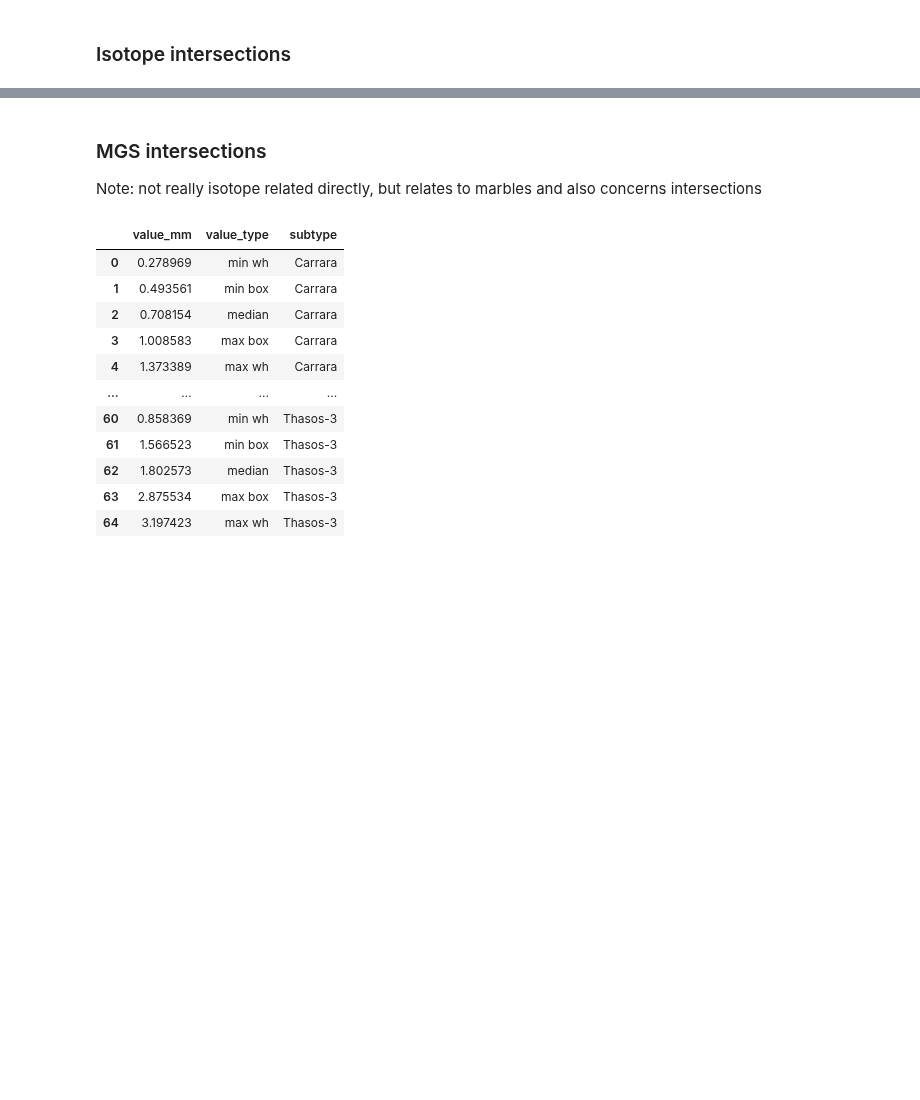
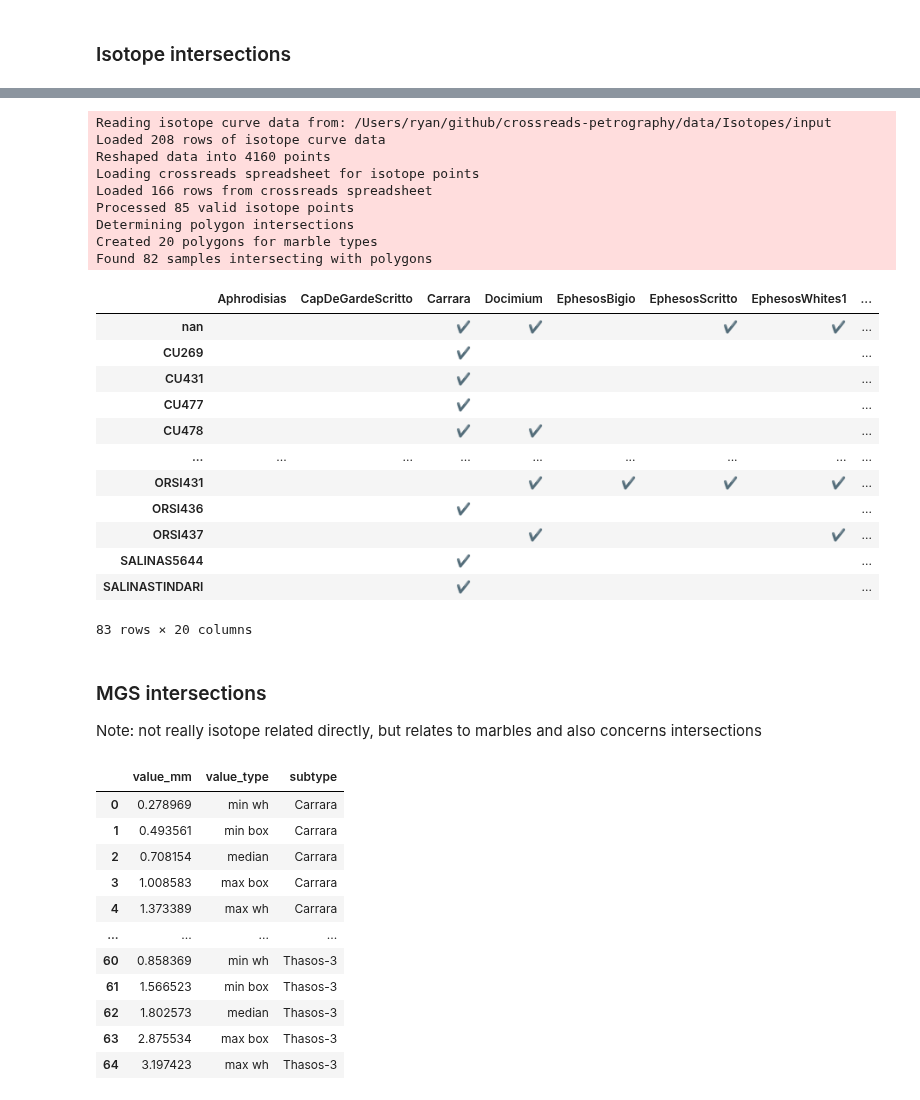
Before and after one commit to kingsdigitallab/crossreads-petrography, a Jupyter notebook: notebooks/Isotopes.ipynb, the cells around one changed output, grey strips where cells are left out. Saved outputs shown, nothing was run; the diff lists cells and outputs as text; code cells hidden in the pictures; blank space fills up the shorter version.

```diff
--- a/notebooks/Isotopes.ipynb
+++ b/notebooks/Isotopes.ipynb
@@ -68,3 +79,28 @@ isotoper.df_intersections
+# %%
+determine_polygon_intersections(isotoper.df_curves, isotoper.df_points)
+# %% [output]
+Reading isotope curve data from: /Users/ryan/github/crossreads-petrography/data/Isotopes/input
+Loaded 208 rows of isotope curve data
+Reshaped data into 4160 points
+Loading crossreads spreadsheet for isotope points
+Loaded 166 rows from crossreads spreadsheet
+Processed 85 valid isotope points
+Determining polygon intersections
+Created 20 polygons for marble types
+Found 82 samples intersecting with polygons
+|  | Aphrodisias | CapDeGardeScritto | Carrara | Docimium | EphesosBigio | EphesosScritto | EphesosWhites1 | ... |
+| nan |  |  | ✔️ | ✔️ |  | ✔️ | ✔️ | ... |
+| CU269 |  |  | ✔️ |  |  |  |  | ... |
+| CU431 |  |  | ✔️ |  |  |  |  | ... |
+| CU477 |  |  | ✔️ |  |  |  |  | ... |
+| CU478 |  |  | ✔️ | ✔️ |  |  |  | ... |
+| ... | ... | ... | ... | ... | ... | ... | ... | ... |
+| ORSI431 |  |  |  | ✔️ | ✔️ | ✔️ | ✔️ | ... |
+| ORSI436 |  |  | ✔️ |  |  |  |  | ... |
+| ORSI437 |  |  |  | ✔️ |  |  | ✔️ | ... |
+| SALINAS5644 |  |  | ✔️ |  |  |  |  | ... |
+| SALINASTINDARI |  |  | ✔️ |  |  |  |  | ... |
+83 rows × 20 columns
 # %%
 isotoper.plot()
 # %% [markdown]
```
Also changed, not shown: parts of 5 cells of this notebook, 21 other files.
